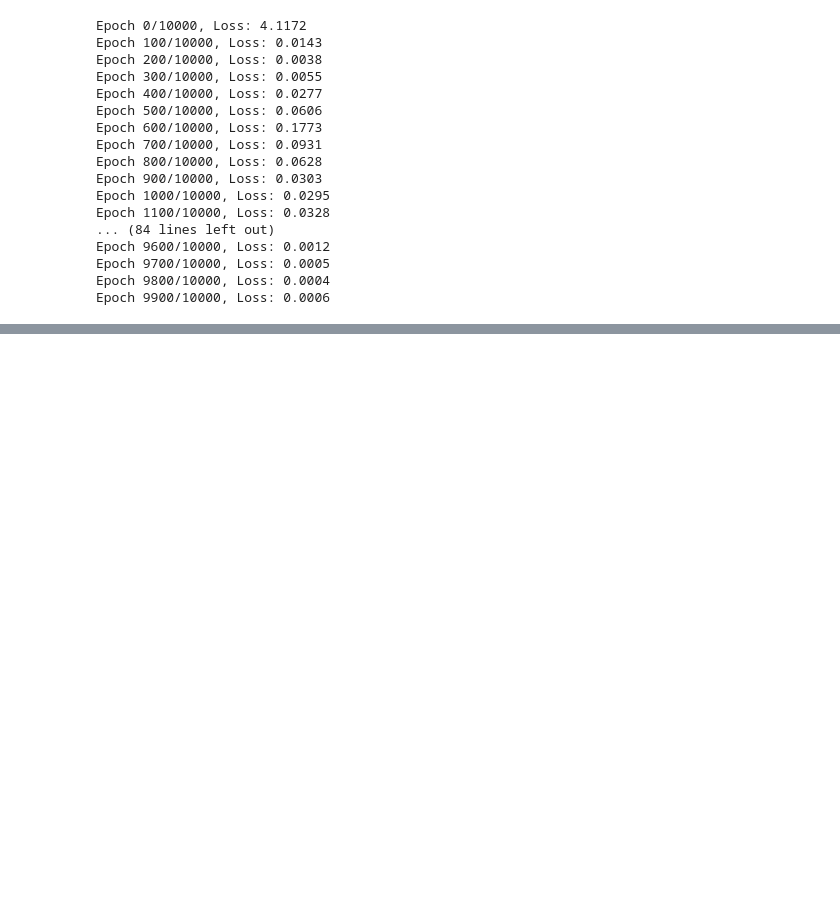
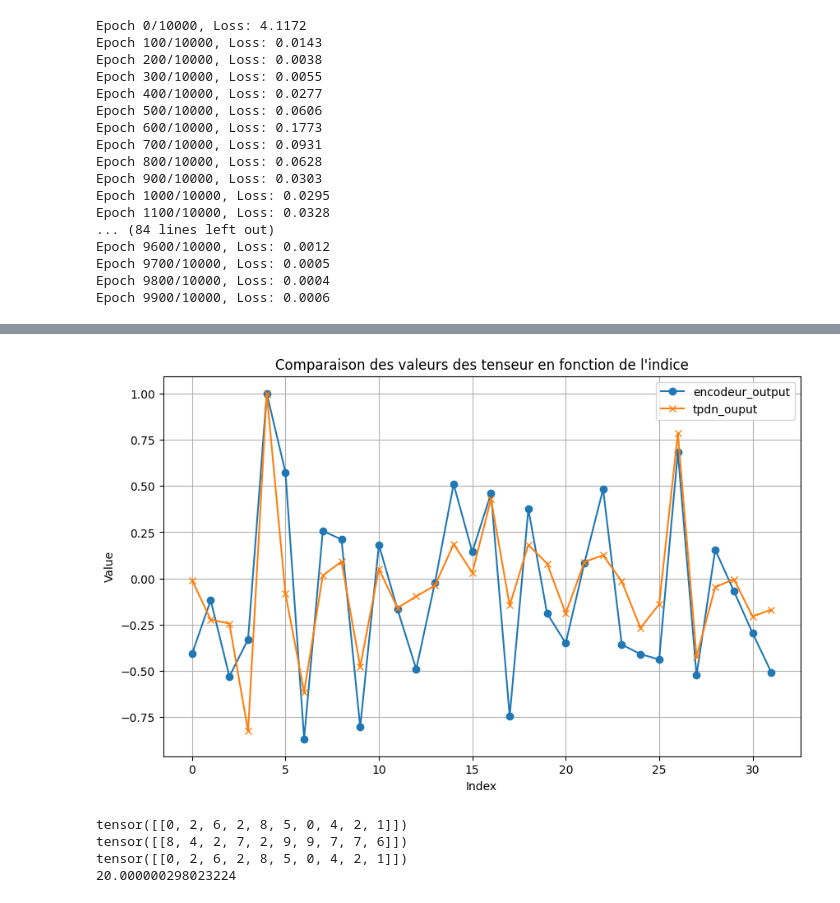
Before and after one commit to baptxste/projet_3A, a Jupyter notebook: partie1.ipynb, the cells around one changed output, grey strips where cells are left out. Saved outputs shown, nothing was run; the diff lists cells and outputs as text; code cells hidden in the pictures; blank space fills up the shorter version.

```diff
--- a/partie1.ipynb
+++ b/partie1.ipynb
@@ -232,0 +288,75 @@ Epoch 9900/10000, Loss: 0.0006
+# %%
+
+
+class GRUDecoder(nn.Module):
+    def __init__(self, emb_size, hidden_size, output_size):
+        super().__init__()
+        self.hidden_size = hidden_size
+        self.num_layers = 1
+        self.rnn = nn.GRU(hidden_size, hidden_size, batch_first=True)
+        self.out = nn.Linear(hidden_size, output_size)
+        self.softmax = nn.LogSoftmax(dim=-1)
+
+    def forward(self, hidden, output_len):
+        """
+        hidden : Dernier état caché de l'encodeur (1, batch_size, hidden_dim).
+        """
+        batch_size = hidden.size(1)
+        outputs = []
+        input_t = torch.zeros(batch_size, 1, self.hidden_size)  # Entrée initiale
+        for step in range(output_len):
+            output, hidden = self.rnn(input_t, hidden)
+            output = self.out(output)  # (batch_size, 1, output_size)
+            output = self.softmax(output)
+            outputs.append(output.squeeze(1))  # (batch_size, output_size)
+            print(f"Step {step + 1}/{output_len}: Output Distribution = {output.squeeze(1).detach()}")
+        return torch.stack(outputs, dim=1)  # (batch_size, seq_len, output_size)
+
+
+def generate_data(batch_size, seq_len, input_size):
+    data = torch.randint(0, input_size, (batch_size, seq_len))  # fillers
+    roles = torch.arange(seq_len).unsqueeze(0).expand(batch_size, -1)  # rôles
+    return data, roles
+
+
+
+
+# Hyperparameters
+input_size = 10
+emb_size = 16
+hidden_size = 32
+output_size = 10
+seq_len = 10
+batch_size = 1 # Utiliser plusieurs exemples pour analyse
+
+# Charger les modèles déjà entraînés
+encoder = GRUEncoder(input_size, emb_size, hidden_size)
+encoder.load_state_dict(torch.load("./models/gru_enc.pth"))
+
+# tpdnencoder = TensorProductEncoder(n_roles=seq_len, n_fillers=seq_len, filler_dim=hidden_size, role_dim=hidden_size, hidden_size=hidden_size)
+# tpdnencoder.load_state_dict(torch.load("./models/tpdn_gru.pth"))
+
+decoder = GRUDecoder(emb_size, hidden_size, output_size)
+decoder.load_state_dict(torch.load("./models/gru_dec.pth"))
+
+encoder.eval()
+tpdnencoder.eval()
+decoder.eval()
+
+### TEST
+data, roles = generate_data(batch_size, seq_len, input_size)
+
+encoder_outputs = encoder(data)  # (seq_len, batch_size, hidden_size)
+tpdn_outputs = tpdnencoder(data, roles)  # (batch_size, hidden_size)
+
+seq_len_tensor = torch.tensor([seq_len])
+
+reconstructed_tpdn = decoder(tpdn_outputs.unsqueeze(0), seq_len_tensor)
+reconstructed_gru = decoder(encoder_outputs, seq_len_tensor)
+
+plot_tensors(encoder_outputs.squeeze(0)  , tpdn_outputs, labels = ("encodeur_output","tpdn_ouput"))
+print(data)
+print(reconstructed_tpdn.argmax(dim=-1))
+print(reconstructed_gru.argmax(dim=-1))
+print( precision(reconstructed_x, data))
+# %% [output]
@@ -232,0 +380,5 @@ Epoch 9900/10000, Loss: 0.0006
+[figure, added]
+tensor([[0, 2, 6, 2, 8, 5, 0, 4, 2, 1]])
+tensor([[8, 4, 2, 7, 2, 9, 9, 7, 7, 6]])
+tensor([[0, 2, 6, 2, 8, 5, 0, 4, 2, 1]])
+20.000000298023224
```
Also changed, not shown: parts of 13 cells of this notebook, 7 other files.
